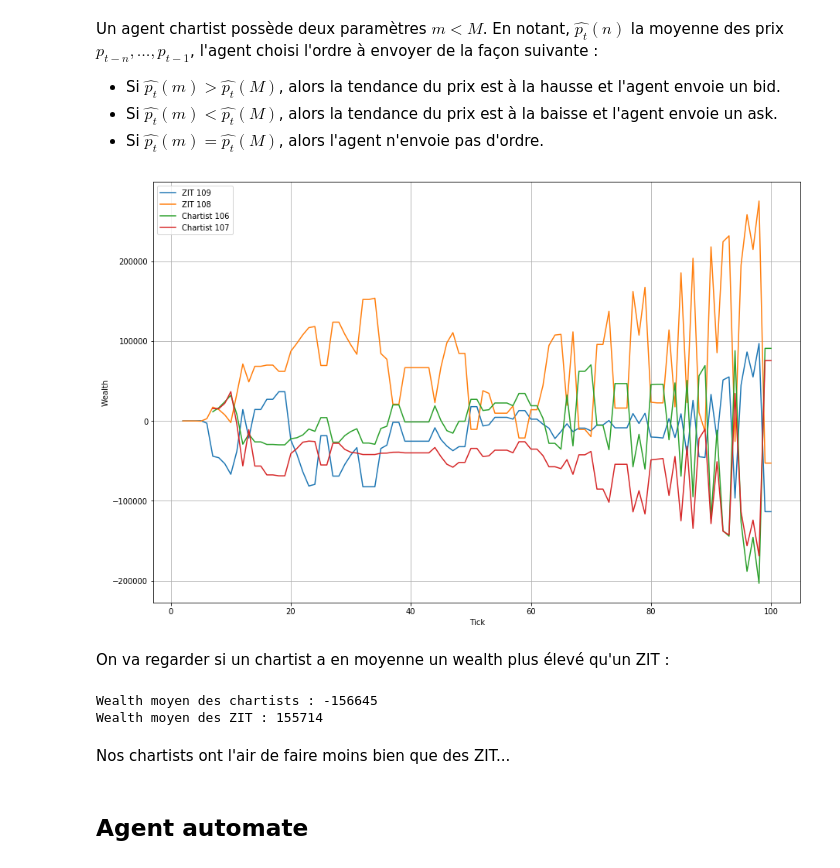
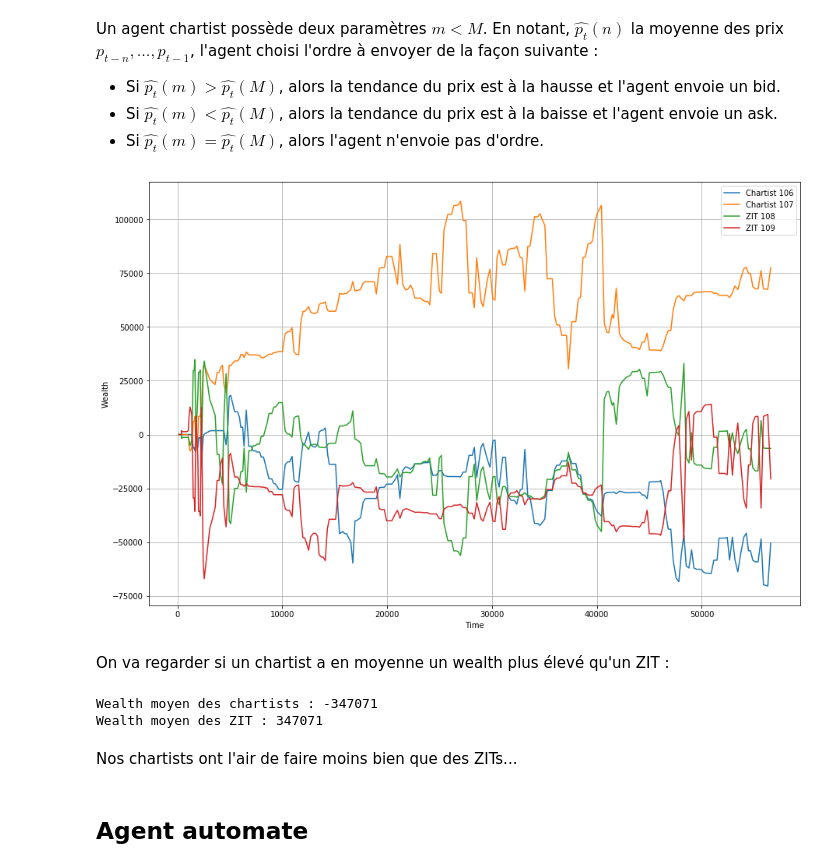
Before and after one commit to cristal-smac/atomPython, a Jupyter notebook: Agents.ipynb, the cells around one changed output. Saved outputs shown, nothing was run; the diff lists cells and outputs as text; code cells hidden in the pictures.

```diff
--- a/Agents.ipynb
+++ b/Agents.ipynb
@@ -52,11 +37,11 @@ Wealth: -72783
 # %%
-Wealth = process_wealth('trace.dat')
-for agent in Wealth.keys():
-    T, W = Wealth[agent]
+Wealths = extract_wealths('trace.dat')
+for agent in Wealths.keys():
+    T, W = Wealths[agent]
     plt.plot(T, W, '-', label=agent)
 plt.legend(loc='best')
 plt.grid()
-plt.xlabel('Tick')
+plt.xlabel('Time')
 plt.ylabel('Wealth')
 plt.show()
 # %% [output]
@@ -170,21 +157,20 @@ Tick;3
 # %% [markdown]
 Maintenant qu'on sait que notre ZIT fonctionne comme on le veut, on va désormais faire une simulation avec plusieurs agents et plusieurs tours de parole et afficher les prix.
 # %%
-out = open('trace.dat', 'w')
-m = Market(out)
-m.add_asset(OrderBook('Apple'))
+file = open('trace.dat', 'w')
+m = Market(['Apple'], out=file)
 for i in range(100):
-    m.add_trader(ZITTrader_v3(['Apple'], initial_assets=[50], cash=10000))
-for i in range(50):
+    m.add_trader(ZITTrader_v2(m, initial_assets=[50], cash=10000))
+for i in range(100):
     m.run_once()
+m.print_last_prices()
 m.print_state()
-out.close()
+file.close()
 
-Prices = process_prices_per_tick('trace.dat')
-for asset in Prices.keys():
-    plt.plot(Prices[asset][0], Prices[asset][1], '-', label=asset)
+T, P = extract_prices('trace.dat')['Apple']
+plt.plot(T, P, '-')
 plt.legend(loc='best')
-plt.xlabel('Tick')
+plt.xlabel('Time')
 plt.ylabel('Price')
 plt.show()
 # %% [output]
@@ -238,15 +224,15 @@ out.close()
 # %%
-Wealth = process_wealth('trace.dat')
-for agent in Wealth.keys():
-    T, W = Wealth[agent]
+Wealths = extract_wealths('trace.dat')
+for agent in Wealths.keys():
+    T, W = Wealths[agent]
     plt.plot(T, W, '-', label=agent)
 plt.legend(loc='best')
 plt.grid()
-plt.xlabel('Tick')
+plt.xlabel('Time')
 plt.ylabel('Wealth')
 plt.show()
 # %% [output]
-[figure, old version]
+[figure, new version]
 # %% [markdown]
 On va regarder si un chartist a en moyenne un wealth plus élevé qu'un ZIT :
 # %%
@@ -264,19 +249,19 @@ out.close()
 # %%
-Wealth = process_wealth('trace.dat')
+Wealths = extract_wealths('trace.dat')
 Mean_wealth_chartist = []
 Mean_wealth_ZIT = []
-for agent in Wealth.keys():
-    _, W = Wealth[agent]
+for agent in Wealths.keys():
+    _, W = Wealths[agent]
     if "Chartist" in agent:
         Mean_wealth_chartist.append(np.mean(np.array(W)))
     else:
         Mean_wealth_ZIT.append(np.mean(np.array(W)))
 print("Wealth moyen des chartists : %i\nWealth moyen des ZIT : %i\n" % (np.mean(np.array(Mean_wealth_chartist)), np.mean(np.array(Mean_wealth_ZIT))))
 # %% [output]
-Wealth moyen des chartists : -156645
-Wealth moyen des ZIT : 155714
+Wealth moyen des chartists : -347071
+Wealth moyen des ZIT : 347071
 # %% [markdown]
-Nos chartists ont l'air de faire moins bien que des ZIT...
+Nos chartists ont l'air de faire moins bien que des ZITs...
 # %% [markdown]
 ## Agent automate
 # %% [markdown]
```
Also changed, not shown: parts of 27 cells of this notebook, 2 other files.
